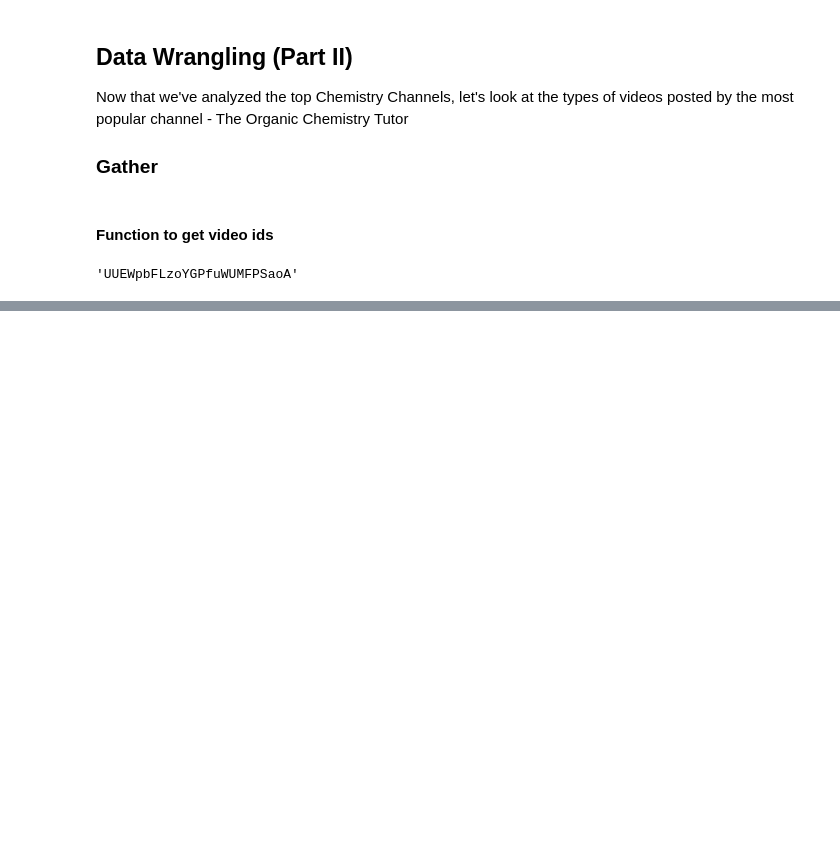
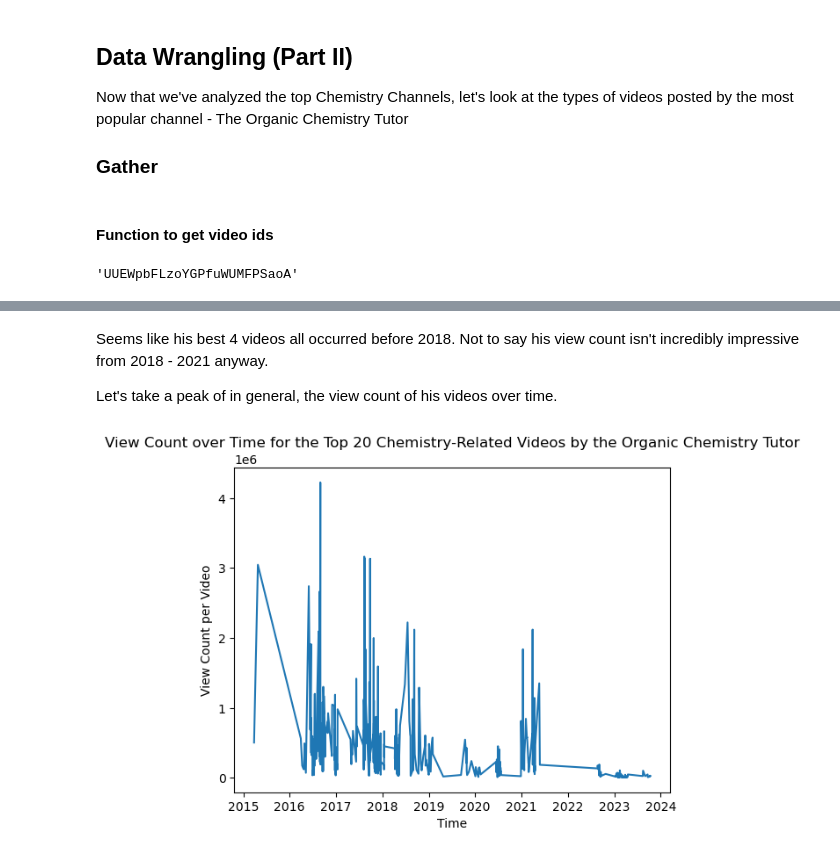
Before and after one commit to andilore/chemistry-youtube-videos, a Jupyter notebook: Chemistry YT Videos.ipynb, the cells around one changed output, grey strips where cells are left out. Drawn from its saved outputs; the diff is of its cells as text; code cells hidden in the pictures; blank space fills up the shorter version.

```diff
--- a/Chemistry YT Videos.ipynb
+++ b/Chemistry YT Videos.ipynb
@@ -402,0 +575,14 @@ TypeError: Got an unexpected keyword argument q
+# %% [markdown]
+Seems like his best 4 videos all occurred before 2018.  Not to say his view count isn't incredibly impressive from 2018 - 2021 anyway.
+
+Let's take a peak of in general, the view count of his videos over time.
+# %%
+all_videos_bytime = video_data.sort_values(by=['Date'], ascending=True)
+
+plt.errorbar(data=all_videos_bytime, x='Date', y='View_Count');
+
+plt.xlabel('Time');
+plt.ylabel('View Count per Video');
+plt.title('View Count over Time for the Top 20 Chemistry-Related Videos by the Organic Chemistry Tutor');
+# %% [output]
+[figure, added]
```
Also changed, not shown: parts of 38 cells of this notebook.
